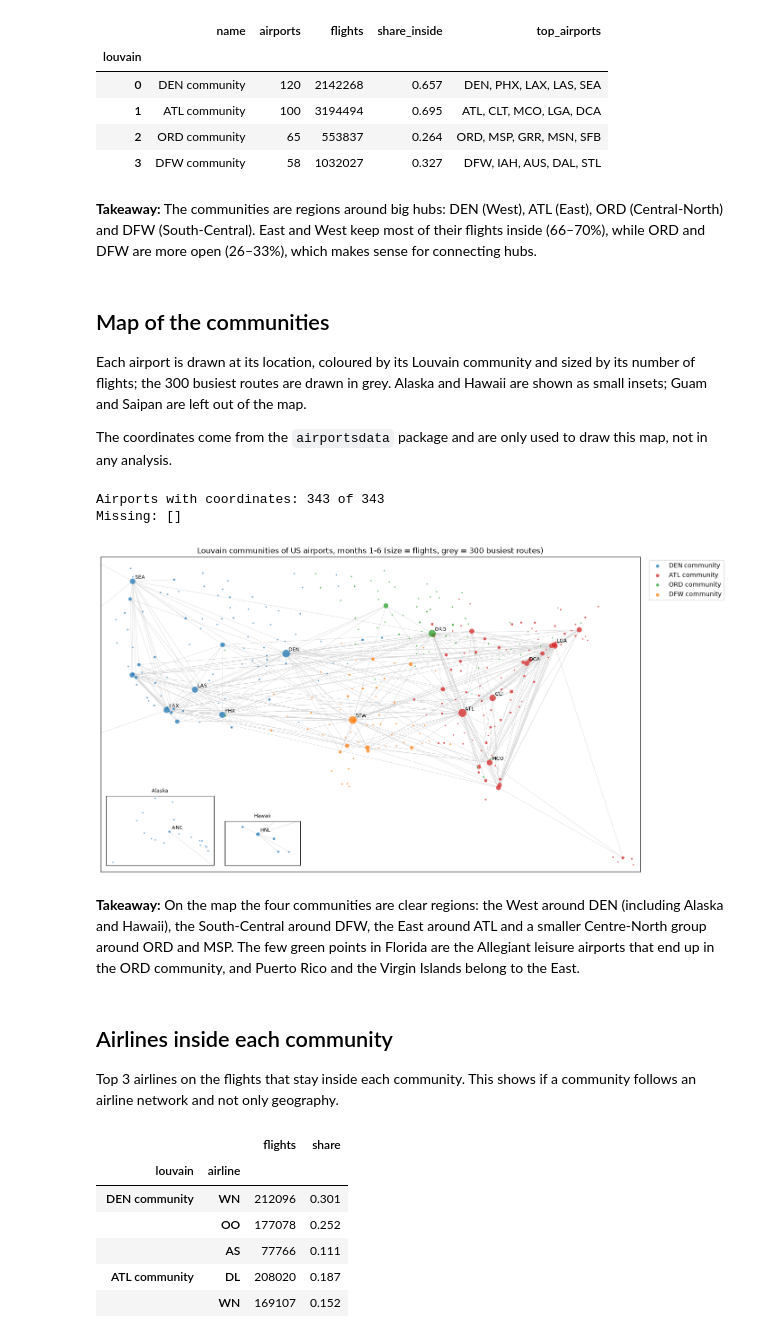
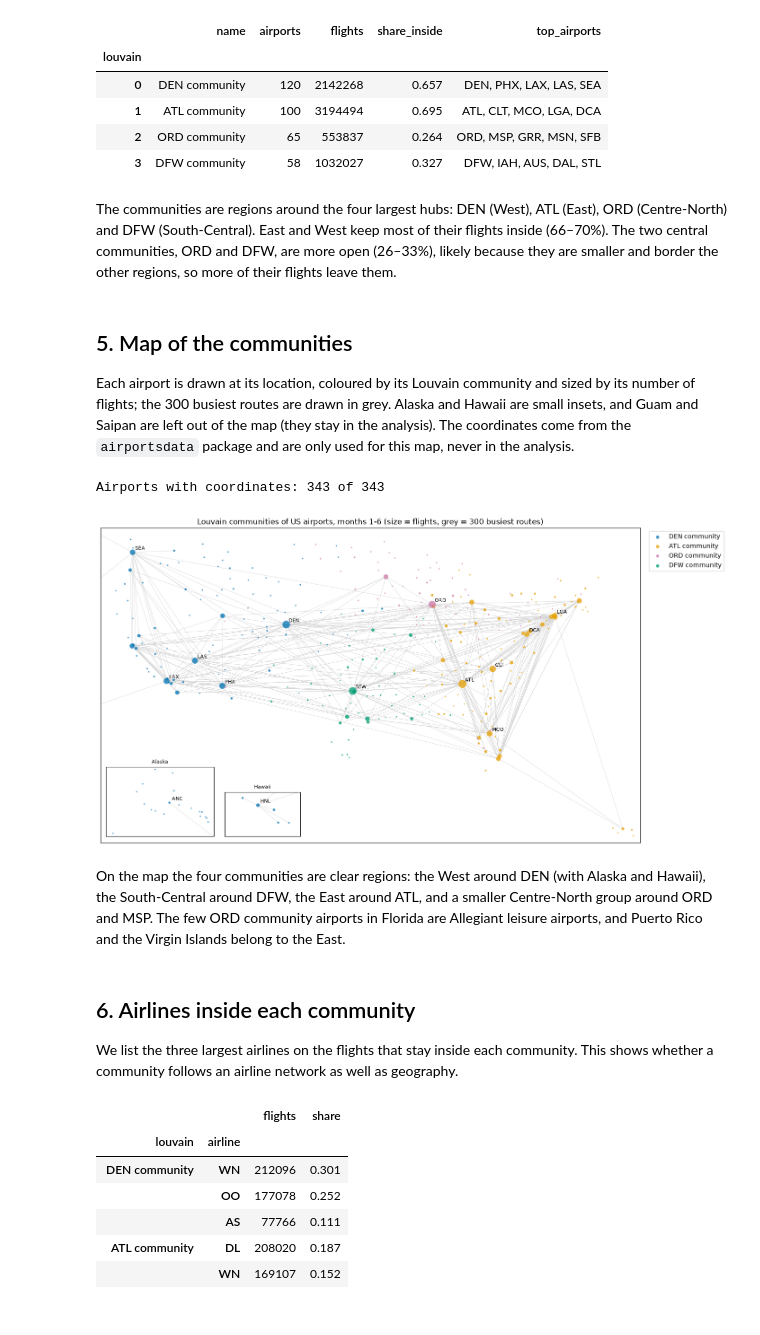
Before and after one commit to Smaash7/ComputationalToolsForDS, a Jupyter notebook: notebooks/03_airport_network.ipynb, the cells around one changed output. Cells and saved outputs as stored; diff of their text form; code cells hidden in the pictures.

```diff
--- a/notebooks/03_airport_network.ipynb
+++ b/notebooks/03_airport_network.ipynb
@@ -155,10 +184,14 @@ For each community: number of airports, flights, the share of its flights that s
 # %%
+# one row per airport
 airports = pd.DataFrame({"airport": airport_list, "louvain": louvain})
 airports["flights"] = airports["airport"].map(flights_per_airport)
 airports["degree"] = airports["airport"].map(dict(graph.degree()))
 
 # airport -> community
-community_of = {airport: int(community) for airport, community in zip(airport_list, louvain)}
+community_of = {}
+for airport, community in zip(airport_list, louvain):
+    community_of[airport] = int(community)
+
 
 # flights that stay inside each community (counted at both ends, like flights_per_airport)
 flights_inside = pd.Series(0.0, index=range(louvain.max() + 1))
@@ -169,10 +202,17 @@ for airport_a, airport_b, flights in graph.edges(data="flights"):
 summary = airports.groupby("louvain").agg(airports=("airport", "size"), flights=("flights", "sum"))
 summary["share_inside"] = flights_inside / summary["flights"]
 
+
 # five busiest airports per community; the community is named after the busiest one
 busiest_first = airports.sort_values("flights", ascending=False)
-summary["top_airports"] = busiest_first.groupby("louvain")["airport"].apply(lambda names: ", ".join(names.head(5)))
-community_names = {community: top.split(", ")[0] + " community" for community, top in summary["top_airports"].items()}
+top_airports = {}
+community_names = {}
+for community, group in busiest_first.groupby("louvain"):
+    top_five = list(group["airport"].head(5))
+    top_airports[community] = ", ".join(top_five)
+    community_names[community] = top_five[0] + " community"
+
+summary["top_airports"] = pd.Series(top_airports)
 summary.insert(0, "name", pd.Series(community_names))
 
 display(summary)
@@ -185,24 +225,27 @@ summary.to_csv(TABLES_DIR / "03_louvain_communities.csv")
 | 2 | ORD community | 65 | 553837 | 0.264 | ORD, MSP, GRR, MSN, SFB |
 | 3 | DFW community | 58 | 1032027 | 0.327 | DFW, IAH, AUS, DAL, STL |
 # %% [markdown]
-**Takeaway:** The communities are regions around big hubs: DEN (West), ATL (East), ORD (Central-North) and DFW (South-Central). East and West keep most of their flights inside (66–70%), while ORD and DFW are more open (26–33%), which makes sense for connecting hubs.
+The communities are regions around the four largest hubs: DEN (West), ATL (East), ORD (Centre-North) and DFW (South-Central). East and West keep most of their flights inside (66–70%). The two central communities, ORD and DFW, are more open (26–33%), likely because they are smaller and border the other regions, so more of their flights leave them.
 # %% [markdown]
-## Map of the communities
-Each airport is drawn at its location, coloured by its Louvain community and sized by its number of flights; the 300 busiest routes are drawn in grey. Alaska and Hawaii are shown as small insets; Guam and Saipan are left out of the map.
-
-The coordinates come from the `airportsdata` package and are only used to draw this map, not in any analysis.
+## 5. Map of the communities
+Each airport is drawn at its location, coloured by its Louvain community and sized by its number of flights; the 300 busiest routes are drawn in grey. Alaska and Hawaii are small insets, and Guam and Saipan are left out of the map (they stay in the analysis). The coordinates come from the `airportsdata` package and are only used for this map, never in the analysis.
 # %%
-import airportsdata
-
 # coordinates only for drawing the map
 airport_info = airportsdata.load("IATA")
 
-missing = [airport for airport in airport_list if airport not in airport_info]
+missing = []
+for airport in airport_list:
+    if airport not in airport_info:
+        missing.append(airport)
 print("Airports with coordinates:", len(airport_list) - len(missing), "of", len(airport_list))
-print("Missing:", missing)
+assert not missing, f"no coordinates for {missing}"
 
-latitude = {airport: airport_info[airport]["lat"] for airport in airport_list}
-longitude = {airport: airport_info[airport]["lon"] for airport in airport_list}
+latitude = {}
+longitude = {}
+for airport in airport_list:
+    latitude[airport] = airport_info[airport]["lat"]
+    longitude[airport] = airport_info[airport]["lon"]
+
 
 # a copy, so the coordinates do not end up in the airport table used by RQ3
 map_airports = airports.copy()
@@ -210,52 +253,56 @@ map_airports["lat"] = map_airports["airport"].map(latitude)
 map_airports["lon"] = map_airports["airport"].map(longitude)
 map_airports["community_name"] = map_airports["louvain"].map(community_names).str.replace(" community", "")
 
-community_colours = {"DEN": "tab:blue", "ATL": "tab:red", "ORD": "tab:green", "DFW": "tab:orange"}
+# Okabe-Ito colours, readable for colour-blind readers
+community_colours = {"DEN": "#0072B2", "ATL": "#E69F00", "ORD": "#CC79A7", "DFW": "#009E73"}
+assert set(map_airports["community_name"]) == set(community_colours), "a community has no colour"
+
 
 # the 300 busiest routes, drawn in grey under the airports
-busiest_routes = sorted(graph.edges(data="flights"), key=lambda edge: edge[2], reverse=True)[:300]
+routes = pd.DataFrame(list(graph.edges(data="flights")), columns=["airport_a", "airport_b", "flights"])
+busiest_routes = routes.nlargest(300, "flights")
 
 
 def draw_map(ax, lon_range, lat_range, label_airports):
-    for airport_a, airport_b, flights in busiest_routes:
-        ax.plot([longitude[airport_a], longitude[airport_b]], [latitude[airport_a], latitude[airport_b]],
+    for route in busiest_routes.itertuples():
+        ax.plot([longitude[route.airport_a], longitude[route.airport_b]],
+                [latitude[route.airport_a], latitude[route.airport_b]],
                 color="lightgrey", linewidth=0.5, zorder=1)
     for name, colour in community_colours.items():
         in_community = map_airports[map_airports["community_name"] == name]
         ax.scatter(in_community["lon"], in_community["lat"], s=5 + in_community["flights"] / 2000,
                    color=colour, alpha=0.75, edgecolor="white", linewidth=0.3, label=name + " community", zorder=2)
     for airport in label_airports:
         ax.annotate(airport, (longitude[airport], latitude[airport]), xytext=(4, 4),
                     textcoords="offset points", fontsize=8, zorder=3)
     ax.set_xlim(lon_range)
     ax.set_ylim(lat_range)
     ax.set_xticks([])
     ax.set_yticks([])
 
 
 fig = plt.figure(figsize=(12, 7))
 ax_main = fig.add_axes([0.0, 0.0, 1.0, 1.0])
 draw_map(ax_main, (-126, -64), (17, 50), list(airports.nlargest(12, "flights")["airport"]))
 ax_main.set_title("Louvain communities of US airports, months 1-6 (size = flights, grey = 300 busiest routes)")
 ax_main.legend(loc="upper left", bbox_to_anchor=(1.01, 1), markerscale=0.6)
 
 # Alaska and Hawaii as small insets (Guam and Saipan are not shown)
 ax_alaska = fig.add_axes([0.01, 0.02, 0.2, 0.22])
 draw_map(ax_alaska, (-180, -129), (51, 72), ["ANC"])
 ax_alaska.set_title("Alaska", fontsize=8)
 ax_hawaii = fig.add_axes([0.23, 0.02, 0.14, 0.14])
 draw_map(ax_hawaii, (-161, -154), (18.5, 22.5), ["HNL"])
 ax_hawaii.set_title("Hawaii", fontsize=8)
 
 fig.savefig(FIGURES_DIR / "03_community_map.png", dpi=150, bbox_inches="tight")
 plt.show()
 # %% [output]
 Airports with coordinates: 343 of 343
-Missing: []
-[figure, old version]
+[figure, new version]
 # %% [markdown]
-**Takeaway:** On the map the four communities are clear regions: the West around DEN (including Alaska and Hawaii), the South-Central around DFW, the East around ATL and a smaller Centre-North group around ORD and MSP. The few green points in Florida are the Allegiant leisure airports that end up in the ORD community, and Puerto Rico and the Virgin Islands belong to the East.
+On the map the four communities are clear regions: the West around DEN (with Alaska and Hawaii), the South-Central around DFW, the East around ATL, and a smaller Centre-North group around ORD and MSP. The few ORD community airports in Florida are Allegiant leisure airports, and Puerto Rico and the Virgin Islands belong to the East.
 # %% [markdown]
-## Airlines inside each community
-Top 3 airlines on the flights that stay inside each community. This shows if a community follows an airline network and not only geography.
+## 6. Airlines inside each community
+We list the three largest airlines on the flights that stay inside each community. This shows whether a community follows an airline network as well as geography.
 # %%
```
Also changed, not shown: parts of 45 cells of this notebook, 4 other files.
